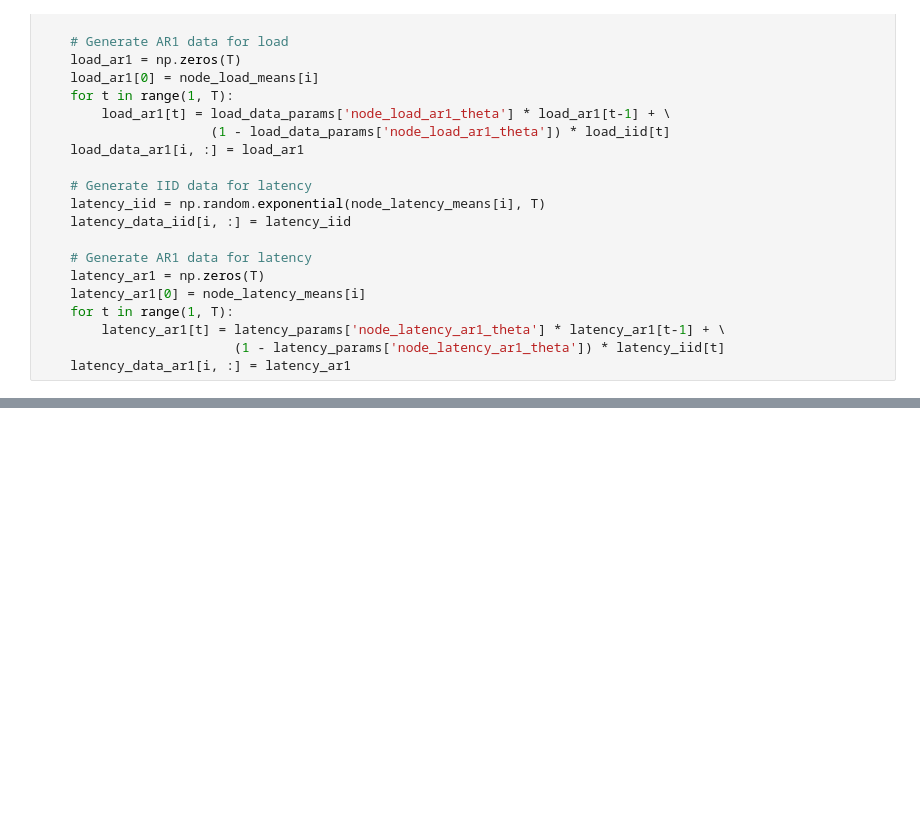
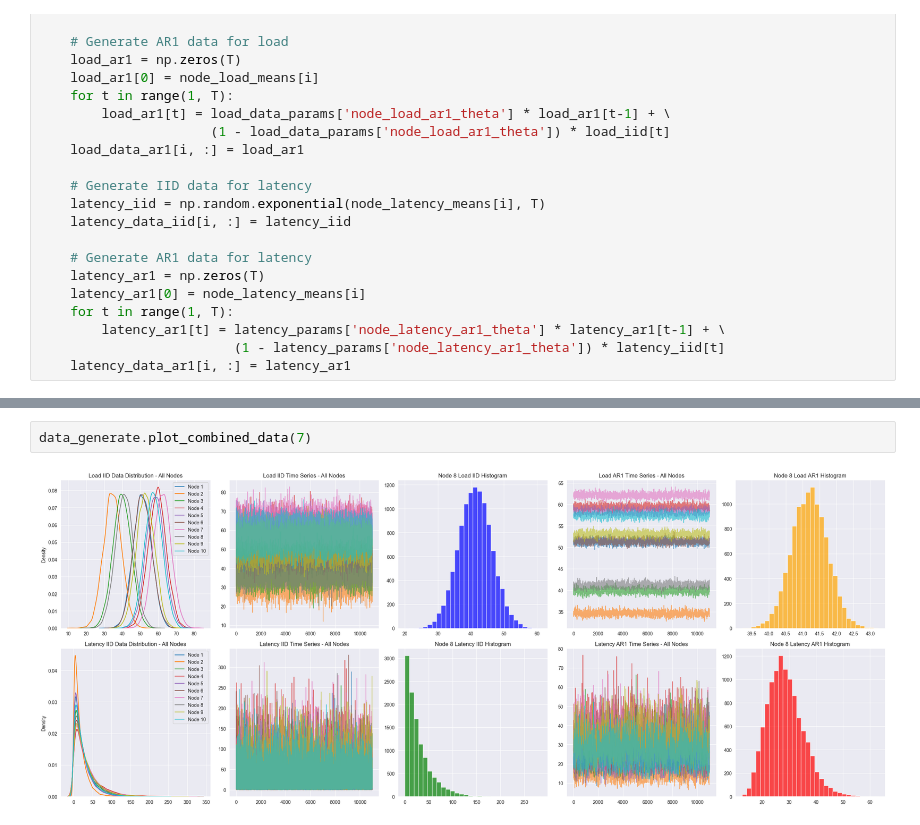
Before and after one commit to LightEchoo/MScProject, a Jupyter notebook: load_latency_test.ipynb, the cells around one changed output, grey strips where cells are left out. Saved outputs shown, nothing was run; the diff lists cells and outputs as text; blank space fills up the shorter version.

```diff
--- a/load_latency_test.ipynb
+++ b/load_latency_test.ipynb
@@ -449,0 +249,4 @@ plot_combined_data_reordered(i=0, load_data_iid=load_data_iid, latency_data_iid=
+# %%
+data_generate.plot_combined_data(7)
+# %% [output]
+[figure, added]
```
Also changed, not shown: parts of 13 cells of this notebook, 22 other files.
